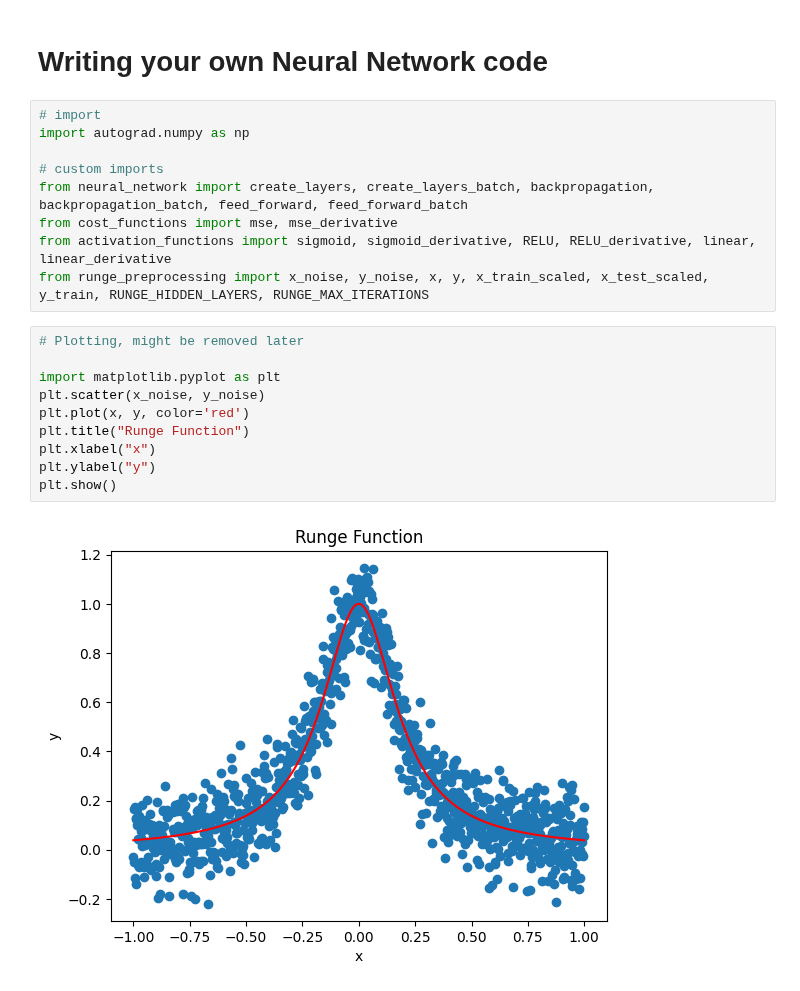
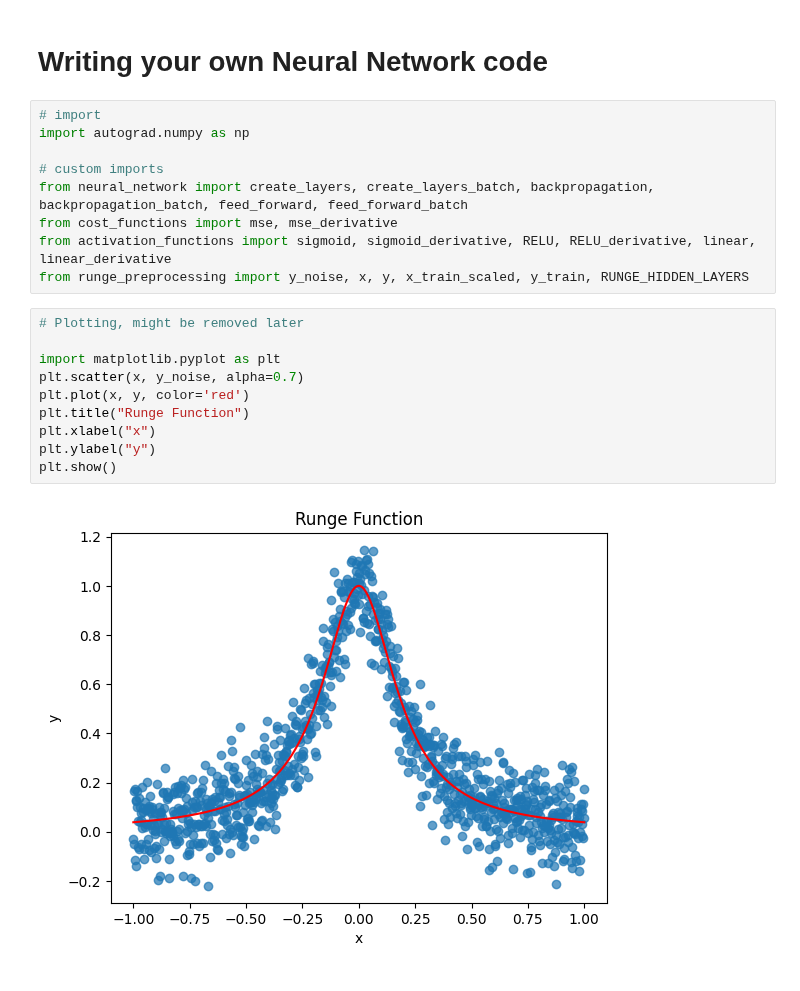
Before and after one commit to johtj/data_analysis_ml_projects, a Jupyter notebook: assignment2/part_b.ipynb, the cells around one changed output. Saved outputs shown, nothing was run; the diff lists cells and outputs as text.

```diff
--- a/assignment2/part_b.ipynb
+++ b/assignment2/part_b.ipynb
@@ -8,19 +8,19 @@ import autograd.numpy as np
 from neural_network import create_layers, create_layers_batch, backpropagation, backpropagation_batch, feed_forward, feed_forward_batch
 from cost_functions import mse, mse_derivative
 from activation_functions import sigmoid, sigmoid_derivative, RELU, RELU_derivative, linear, linear_derivative
-from runge_preprocessing import x_noise, y_noise, x, y, x_train_scaled, x_test_scaled, y_train, RUNGE_HIDDEN_LAYERS, RUNGE_MAX_ITERATIONS
+from runge_preprocessing import y_noise, x, y, x_train_scaled, y_train, RUNGE_HIDDEN_LAYERS
 # %%
 # Plotting, might be removed later
 
 import matplotlib.pyplot as plt
-plt.scatter(x_noise, y_noise)
+plt.scatter(x, y_noise, alpha=0.7)
 plt.plot(x, y, color='red')
 plt.title("Runge Function")
 plt.xlabel("x")
 plt.ylabel("y")
 plt.show()
 # %% [output]
-[figure, old version]
+[figure, new version]
 # %%
 # Parameters for task b
 
```
Also changed, not shown: parts of 1 cell of this notebook, 5 other files.
